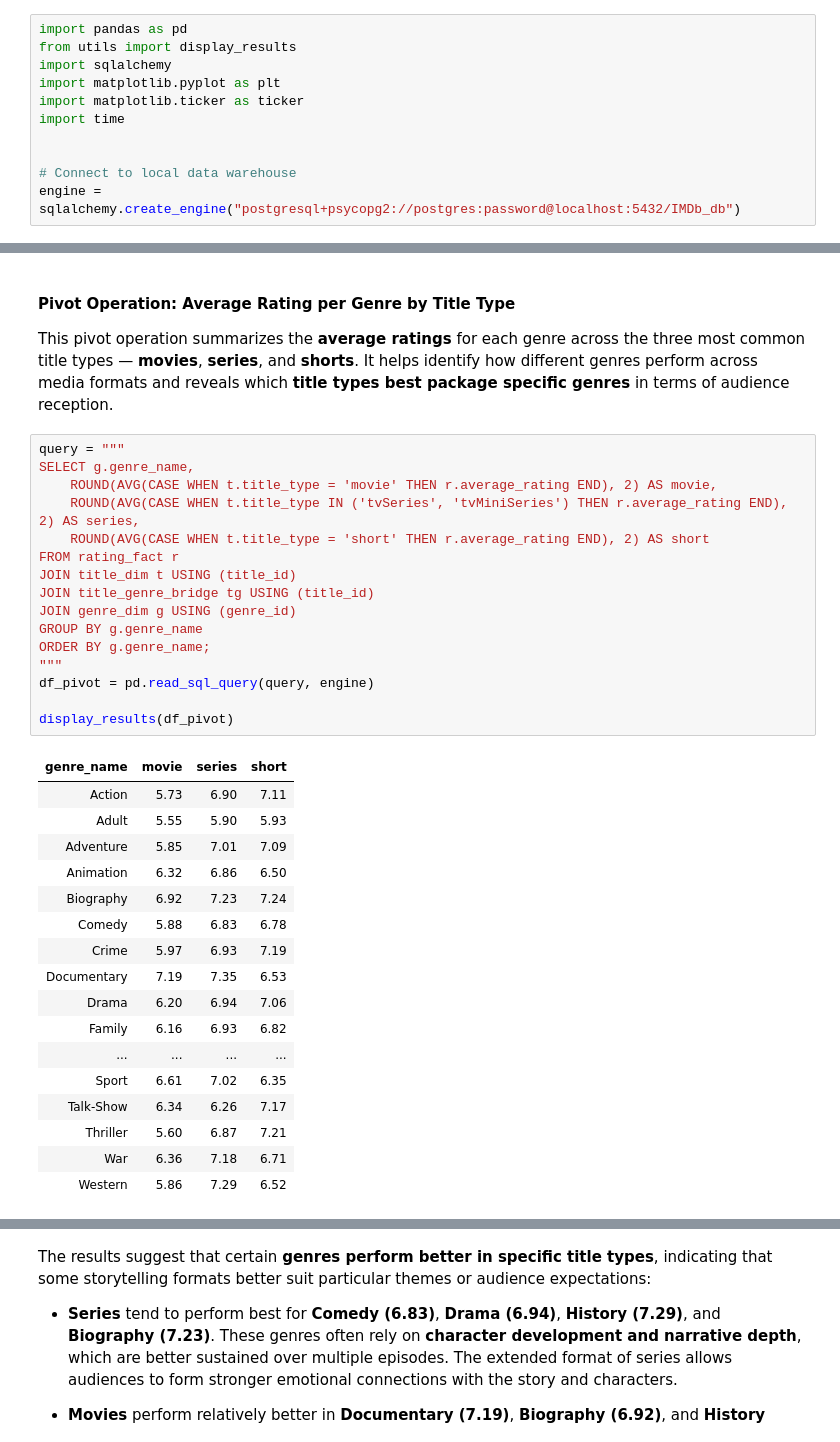
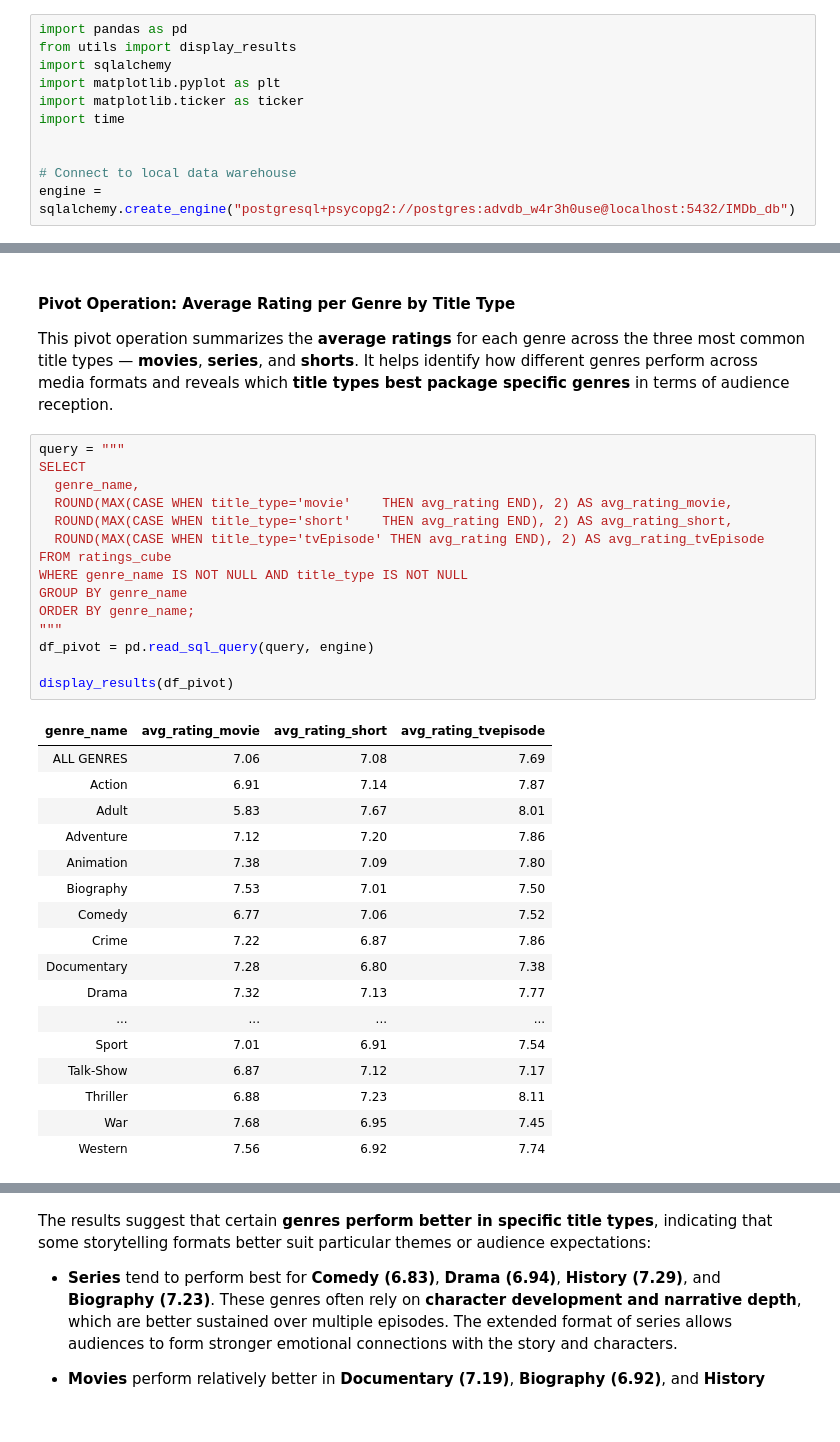
Before and after one commit to dredredre20/STADVDB-G12, a Jupyter notebook: mco_advdb.ipynb, the cells around one changed output, grey strips where cells are left out. Drawn from its saved outputs; the diff is of its cells as text.

```diff
--- a/mco_advdb.ipynb
+++ b/mco_advdb.ipynb
@@ -66,7 +66,7 @@ import time
 
 
 # Connect to local data warehouse
-engine = sqlalchemy.create_engine("postgresql+psycopg2://postgres:password@localhost:5432/IMDb_db")
+engine = sqlalchemy.create_engine("postgresql+psycopg2://postgres:advdb_w4r3h0use@localhost:5432/IMDb_db")
 # %% [markdown]
 ---
 # %% [markdown]
@@ -466,35 +437,34 @@ This operation helps reveal patterns in viewer preferences and content performan
 This pivot operation summarizes the **average ratings** for each genre across the three most common title types — **movies**, **series**, and **shorts**. It helps identify how different genres perform across media formats and reveals which **title types best package specific genres** in terms of audience reception.
 # %%
 query = """
-SELECT g.genre_name,
-    ROUND(AVG(CASE WHEN t.title_type = 'movie' THEN r.average_rating END), 2) AS movie,
-    ROUND(AVG(CASE WHEN t.title_type IN ('tvSeries', 'tvMiniSeries') THEN r.average_rating END), 2) AS series,
-    ROUND(AVG(CASE WHEN t.title_type = 'short' THEN r.average_rating END), 2) AS short
-FROM rating_fact r
-JOIN title_dim t USING (title_id)
-JOIN title_genre_bridge tg USING (title_id)
-JOIN genre_dim g USING (genre_id)
-GROUP BY g.genre_name
-ORDER BY g.genre_name;
+SELECT
+  genre_name,
+  ROUND(MAX(CASE WHEN title_type='movie'    THEN avg_rating END), 2) AS avg_rating_movie,
+  ROUND(MAX(CASE WHEN title_type='short'    THEN avg_rating END), 2) AS avg_rating_short,
+  ROUND(MAX(CASE WHEN title_type='tvEpisode' THEN avg_rating END), 2) AS avg_rating_tvEpisode
+FROM ratings_cube
+WHERE genre_name IS NOT NULL AND title_type IS NOT NULL
+GROUP BY genre_name
+ORDER BY genre_name;
 """
 df_pivot = pd.read_sql_query(query, engine)
 
 display_results(df_pivot)
 # %% [output]
-| genre_name | movie | series | short |
-| Action | 5.73 | 6.90 | 7.11 |
-| Adult | 5.55 | 5.90 | 5.93 |
-| Adventure | 5.85 | 7.01 | 7.09 |
-| Animation | 6.32 | 6.86 | 6.50 |
-| Biography | 6.92 | 7.23 | 7.24 |
-| Comedy | 5.88 | 6.83 | 6.78 |
-| Crime | 5.97 | 6.93 | 7.19 |
-| Documentary | 7.19 | 7.35 | 6.53 |
-| Drama | 6.20 | 6.94 | 7.06 |
-| Family | 6.16 | 6.93 | 6.82 |
+| genre_name | avg_rating_movie | avg_rating_short | avg_rating_tvepisode |
+| ALL GENRES | 7.06 | 7.08 | 7.69 |
+| Action | 6.91 | 7.14 | 7.87 |
+| Adult | 5.83 | 7.67 | 8.01 |
+| Adventure | 7.12 | 7.20 | 7.86 |
+| Animation | 7.38 | 7.09 | 7.80 |
+| Biography | 7.53 | 7.01 | 7.50 |
+| Comedy | 6.77 | 7.06 | 7.52 |
+| Crime | 7.22 | 6.87 | 7.86 |
+| Documentary | 7.28 | 6.80 | 7.38 |
+| Drama | 7.32 | 7.13 | 7.77 |
 | ... | ... | ... | ... |
-| Sport | 6.61 | 7.02 | 6.35 |
-| Talk-Show | 6.34 | 6.26 | 7.17 |
-| Thriller | 5.60 | 6.87 | 7.21 |
-| War | 6.36 | 7.18 | 6.71 |
-| Western | 5.86 | 7.29 | 6.52 |
+| Sport | 7.01 | 6.91 | 7.54 |
+| Talk-Show | 6.87 | 7.12 | 7.17 |
+| Thriller | 6.88 | 7.23 | 8.11 |
+| War | 7.68 | 6.95 | 7.45 |
+| Western | 7.56 | 6.92 | 7.74 |
```
Also changed, not shown: parts of 14 cells of this notebook, 1 other file.
